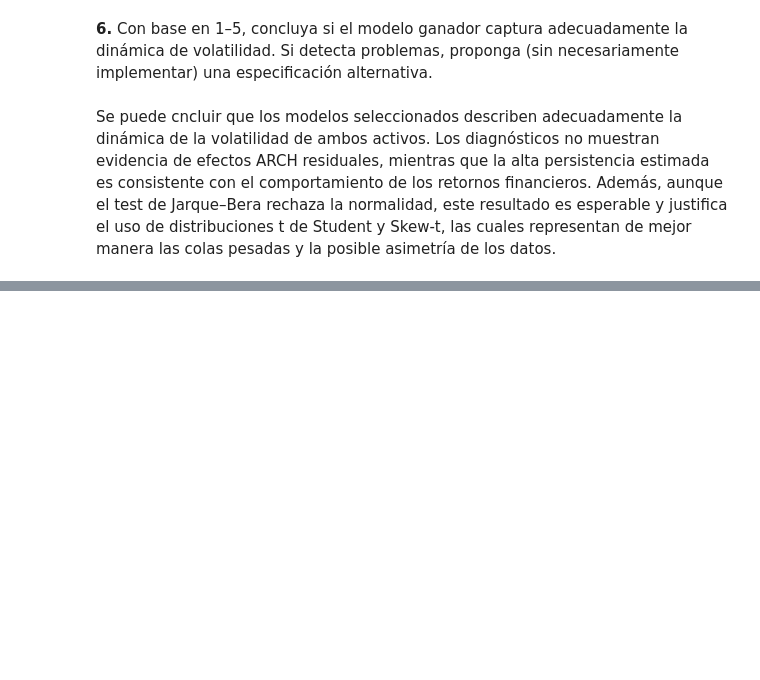
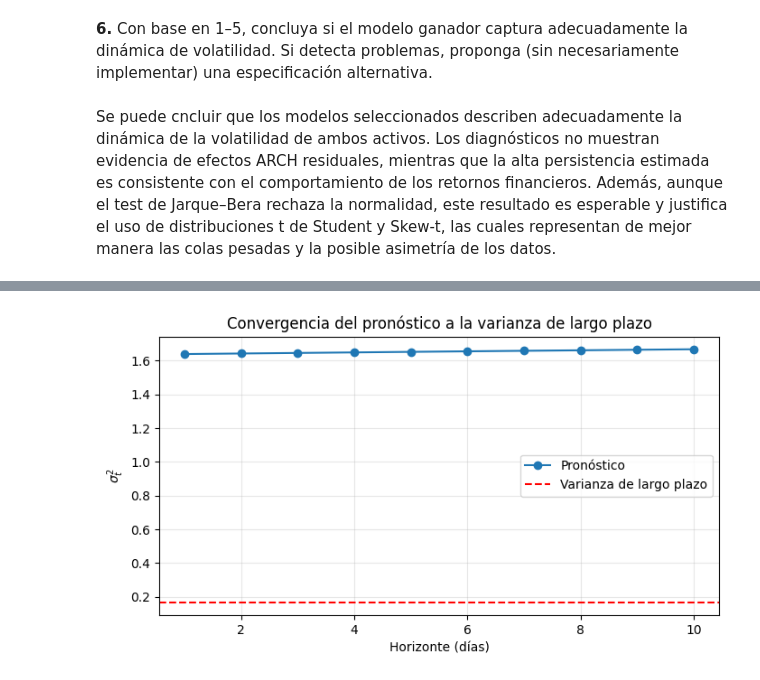
Before and after one commit to Felipe-Lopez-Vergara/ds_finance_-Lopez-, a Jupyter notebook: notebooks/HW_Sesion_5.ipynb, the cells around one changed output, grey strips where cells are left out. Cells and saved outputs as stored; diff of their text form; code cells hidden in the pictures; blank space fills up the shorter version.

```diff
--- a/notebooks/HW_Sesion_5.ipynb
+++ b/notebooks/HW_Sesion_5.ipynb
@@ -2184,0 +2295,10 @@ Se puede cncluir que los modelos seleccionados describen adecuadamente la dinám
+# %%
+# Comparación con el pronóstico de volatilidad a 10 días
+
+# Pronóstico a 10 días
+forecast_var = forecast_sp500.variance.iloc[-1]
+
+print("Pronóstico de varianza")
+print(forecast_var)
+
+print(f"\nVarianza de largo plazo = {long_run_variance:.6f}")
@@ -2184,0 +2320,26 @@ Se puede cncluir que los modelos seleccionados describen adecuadamente la dinám
+# %%
+plt.figure(figsize=(8,4))
+
+plt.plot(
+    range(1,11),
+    forecast_var.values,
+    'o-',
+    label='Pronóstico'
+)
+
+plt.axhline(
+    long_run_variance,
+    color='red',
+    linestyle='--',
+    label='Varianza de largo plazo'
+)
+
+plt.xlabel("Horizonte (días)")
+plt.ylabel(r"$\sigma_t^2$")
+plt.title("Convergencia del pronóstico a la varianza de largo plazo")
+plt.grid(alpha=0.3)
+plt.legend()
+
+plt.show()
+# %% [output]
+[figure, added]
```
Also changed, not shown: parts of 50 cells of this notebook.
